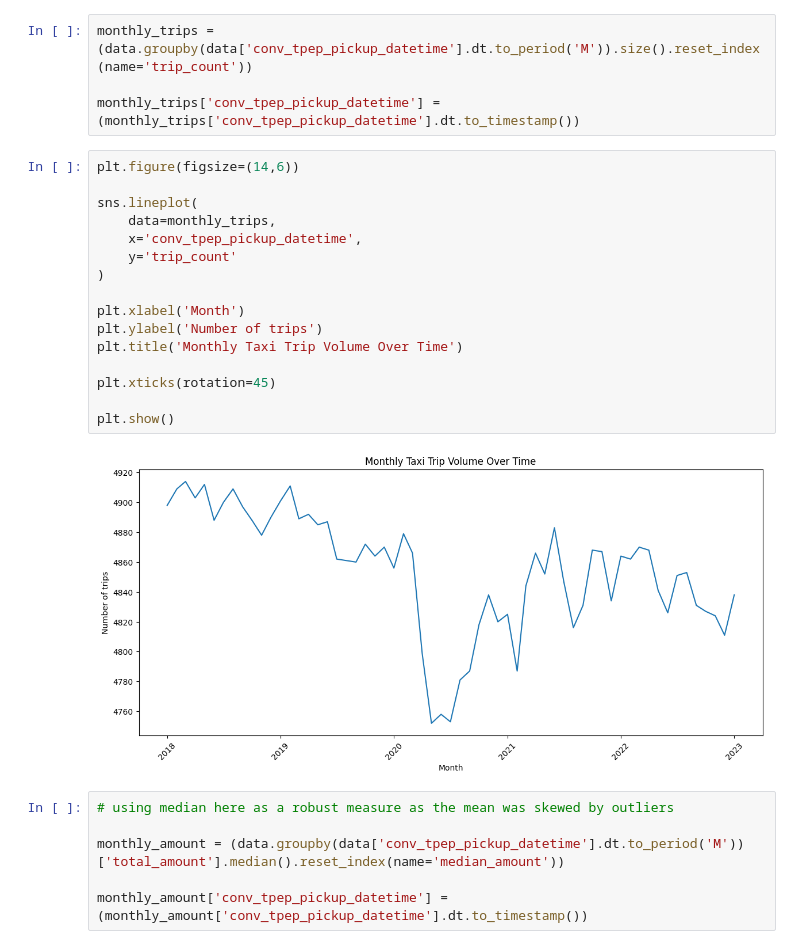
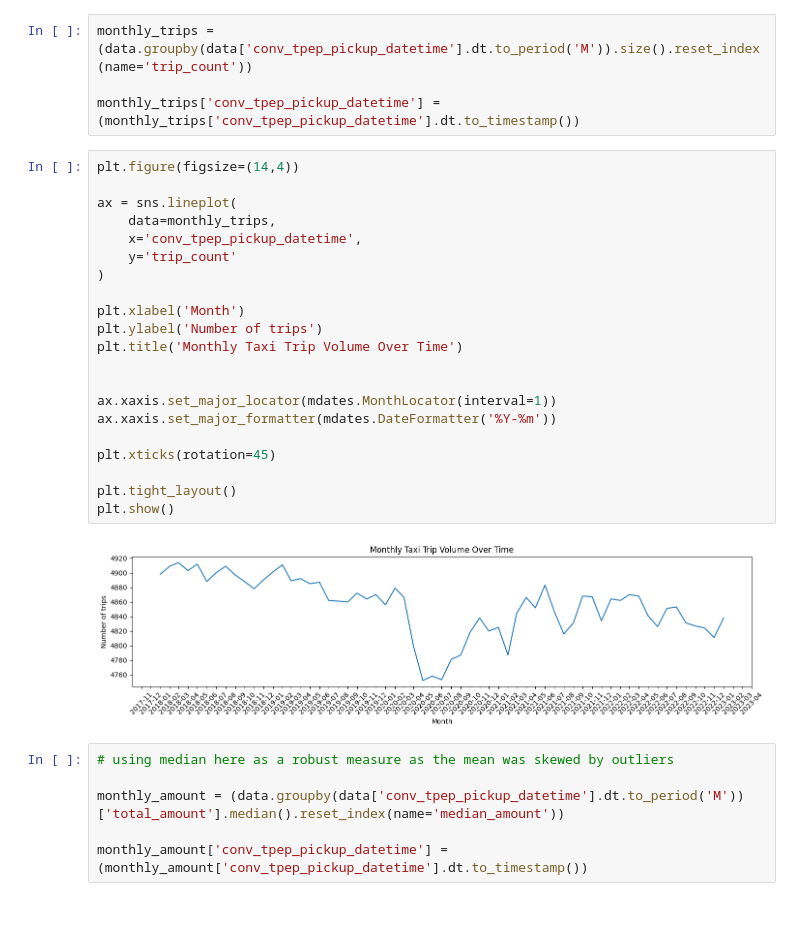
Before and after one commit to VicColombo/yellow_taxi_analysis, a Jupyter notebook: analysis.ipynb, the cells around one changed output. Cells and saved outputs as stored; diff of their text form; blank space fills up the shorter version.

```diff
--- a/analysis.ipynb
+++ b/analysis.ipynb
@@ -757,23 +827,28 @@ monthly_trips = (data.groupby(data['conv_tpep_pickup_datetime'].dt.to_period('M'
 
 monthly_trips['conv_tpep_pickup_datetime'] = (monthly_trips['conv_tpep_pickup_datetime'].dt.to_timestamp())
 # %%
-plt.figure(figsize=(14,6))
+plt.figure(figsize=(14,4))
 
-sns.lineplot(
+ax = sns.lineplot(
     data=monthly_trips,
     x='conv_tpep_pickup_datetime',
     y='trip_count'
 )
 
 plt.xlabel('Month')
 plt.ylabel('Number of trips')
 plt.title('Monthly Taxi Trip Volume Over Time')
 
+
+ax.xaxis.set_major_locator(mdates.MonthLocator(interval=1))
+ax.xaxis.set_major_formatter(mdates.DateFormatter('%Y-%m'))
+
 plt.xticks(rotation=45)
 
+plt.tight_layout()
 plt.show()
 # %% [output]
-[figure, old version]
+[figure, new version]
 # %%
 # using median here as a robust measure as the mean was skewed by outliers
 
```
Also changed, not shown: parts of 8 cells of this notebook.
